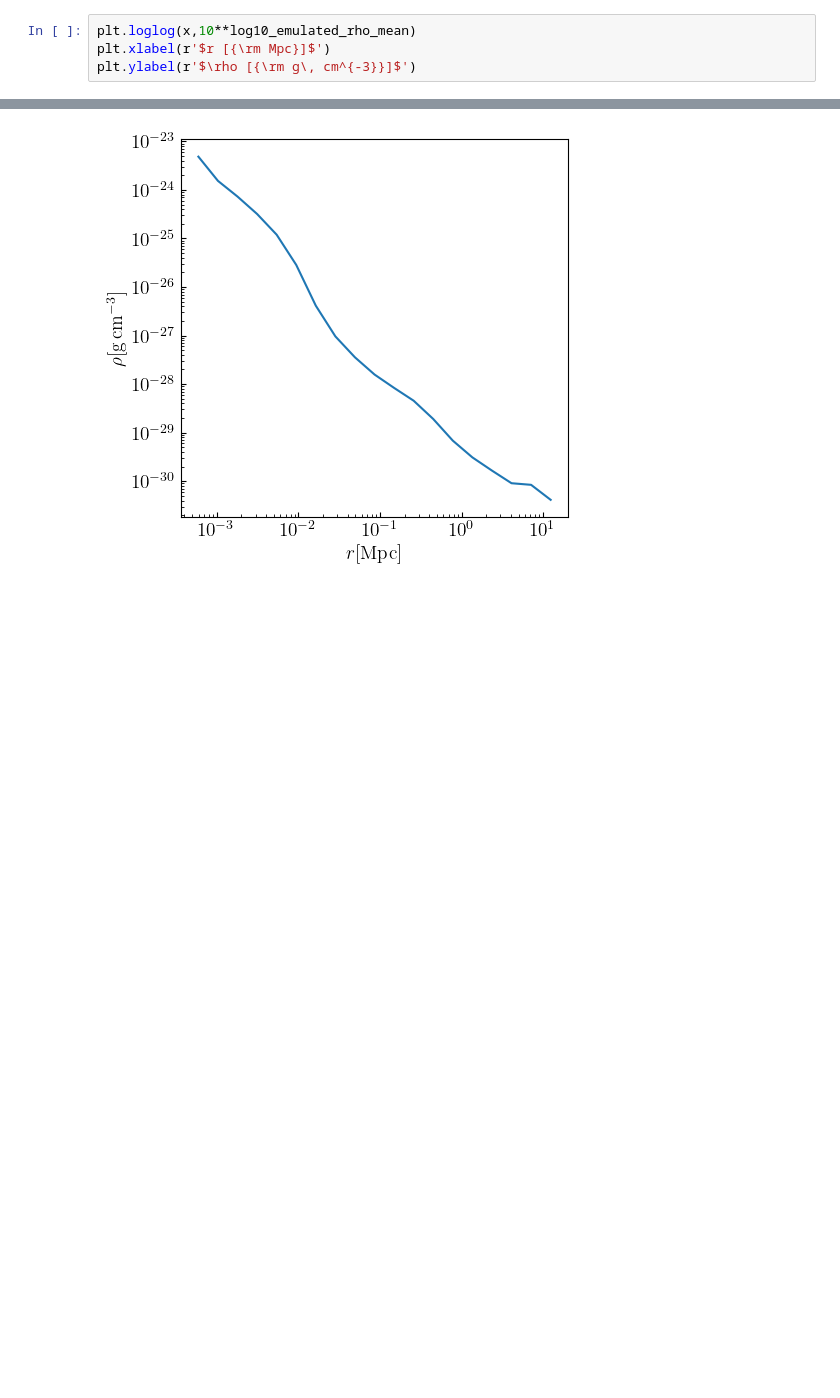
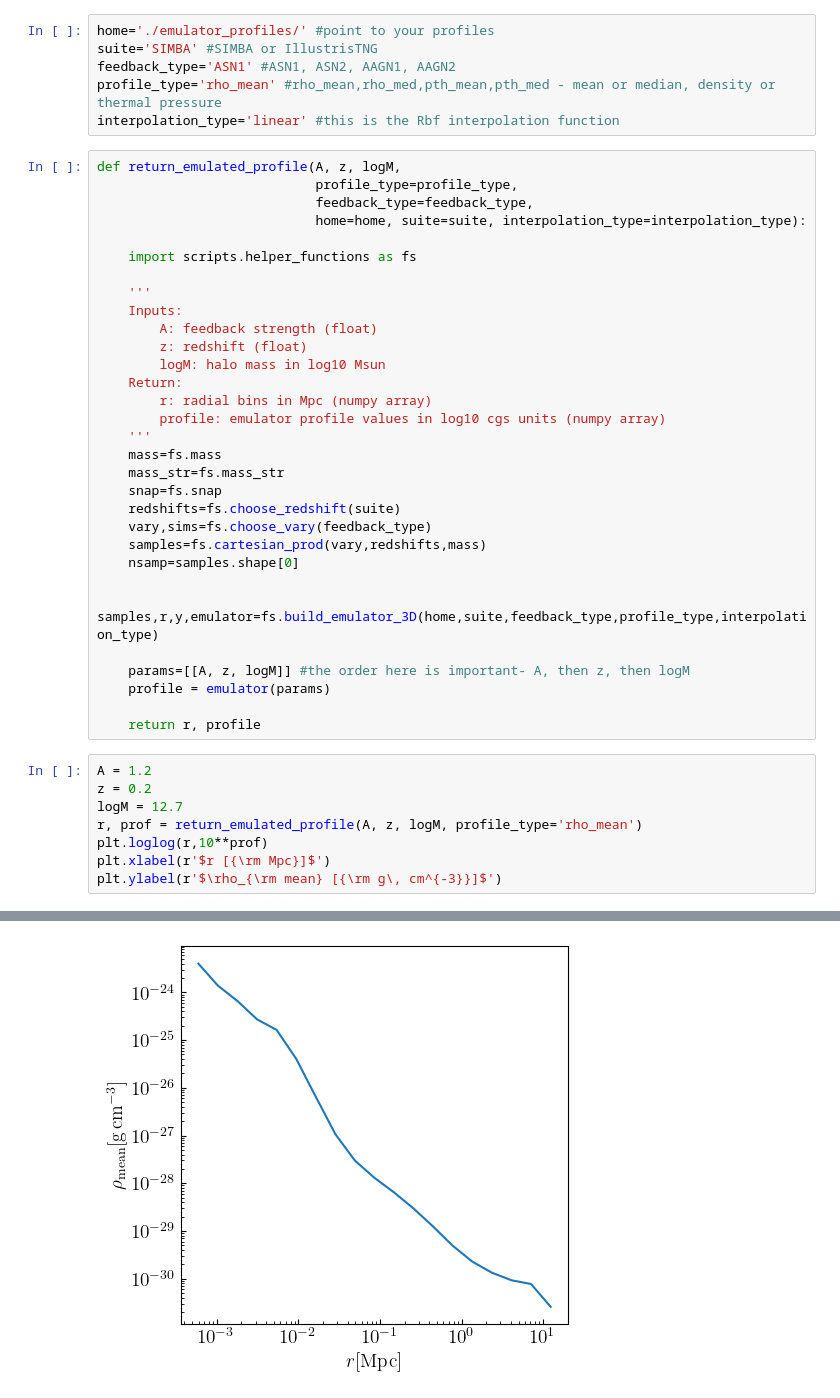
Before and after one commit to ethlau/emu_CAMELS, a Jupyter notebook: emulator_example.ipynb, the cells around one changed output, grey strips where cells are left out. Drawn from its saved outputs; the diff is of its cells as text; blank space fills up the shorter version.

```diff
--- a/emulator_example.ipynb
+++ b/emulator_example.ipynb
@@ -34,5 +9,46 @@ log10_emulated_rho_mean = emulator(params)
+# %%
+home='./emulator_profiles/' #point to your profiles
+suite='SIMBA' #SIMBA or IllustrisTNG
+feedback_type='ASN1' #ASN1, ASN2, AAGN1, AAGN2
+profile_type='rho_mean' #rho_mean,rho_med,pth_mean,pth_med - mean or median, density or thermal pressure
+interpolation_type='linear' #this is the Rbf interpolation function
+# %%
+def return_emulated_profile(A, z, logM,
+                            profile_type=profile_type,
+                            feedback_type=feedback_type,
+                            home=home, suite=suite, interpolation_type=interpolation_type):
+
+    import scripts.helper_functions as fs
+
+    '''
+    Inputs:
+        A: feedback strength (float)
+        z: redshift (float)
+        logM: halo mass in log10 Msun
+    Return:
+        r: radial bins in Mpc (numpy array)
+        profile: emulator profile values in log10 cgs units (numpy array)
+    '''
+    mass=fs.mass
+    mass_str=fs.mass_str
+    snap=fs.snap
+    redshifts=fs.choose_redshift(suite)
+    vary,sims=fs.choose_vary(feedback_type)
+    samples=fs.cartesian_prod(vary,redshifts,mass)
+    nsamp=samples.shape[0]
+
+    samples,r,y,emulator=fs.build_emulator_3D(home,suite,feedback_type,profile_type,interpolation_type)
+
+    params=[[A, z, logM]] #the order here is important- A, then z, then logM
+    profile = emulator(params)
+
+    return r, profile
 # %%
-plt.loglog(x,10**log10_emulated_rho_mean)
+A = 1.2
+z = 0.2
+logM = 12.7
+r, prof = return_emulated_profile(A, z, logM, profile_type='rho_mean')
+plt.loglog(r,10**prof)
 plt.xlabel(r'$r [{\rm Mpc}]$')
-plt.ylabel(r'$\rho [{\rm g\, cm^{-3}}]$')
+plt.ylabel(r'$\rho_{\rm mean} [{\rm g\, cm^{-3}}]$')
 # %% [output]
@@ -40 +56 @@ Text(0, 0.5, '$\\rho [{\\rm g\\, cm^{-3}}]$')
-[figure, old version]
+[figure, new version]
```
Also changed, not shown: parts of 4 cells of this notebook.
